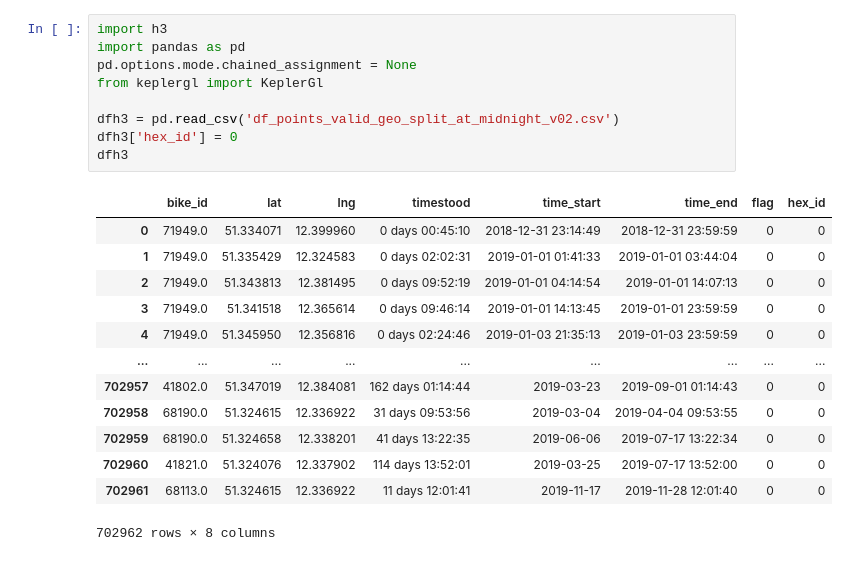
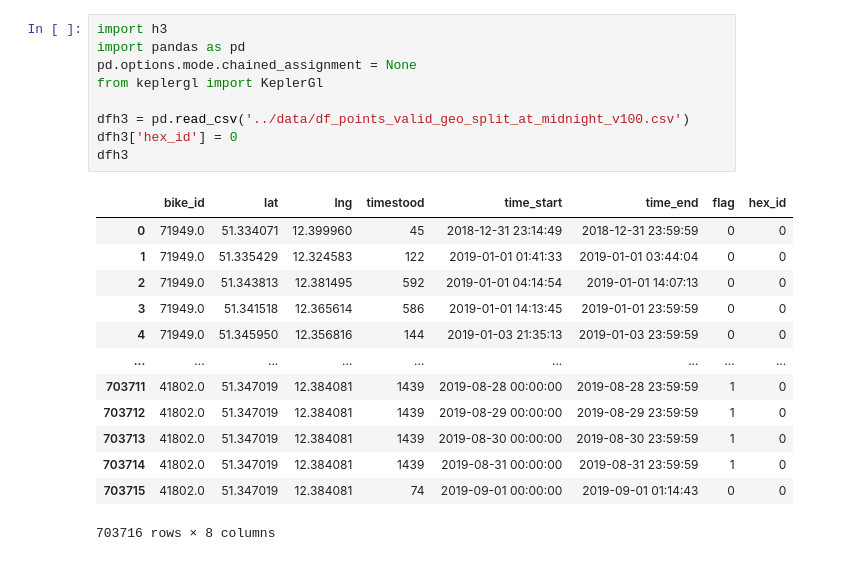
Before and after one commit to jw54kysa/bachelor_thesis_idle_time_prediction_nextbike, a Jupyter notebook: scripts/add_h3_index.ipynb, the cells around one changed output. Cells and saved outputs as stored; diff of their text form.

Commit message:
finished geo validation and splitting at midnight and h3 indexierung

```diff
--- a/scripts/h3_hey_test.ipynb
+++ b/scripts/add_h3_index.ipynb
@@ -1,23 +1,23 @@
 # %%
 import h3
 import pandas as pd
 pd.options.mode.chained_assignment = None
 from keplergl import KeplerGl
 
-dfh3 = pd.read_csv('df_points_valid_geo_split_at_midnight_v02.csv')
+dfh3 = pd.read_csv('../data/df_points_valid_geo_split_at_midnight_v100.csv')
 dfh3['hex_id'] = 0
 dfh3
 # %% [output]
 |  | bike_id | lat | lng | timestood | time_start | time_end | flag | hex_id |
-| 0 | 71949.0 | 51.334071 | 12.399960 | 0 days 00:45:10 | 2018-12-31 23:14:49 | 2018-12-31 23:59:59 | 0 | 0 |
-| 1 | 71949.0 | 51.335429 | 12.324583 | 0 days 02:02:31 | 2019-01-01 01:41:33 | 2019-01-01 03:44:04 | 0 | 0 |
-| 2 | 71949.0 | 51.343813 | 12.381495 | 0 days 09:52:19 | 2019-01-01 04:14:54 | 2019-01-01 14:07:13 | 0 | 0 |
-| 3 | 71949.0 | 51.341518 | 12.365614 | 0 days 09:46:14 | 2019-01-01 14:13:45 | 2019-01-01 23:59:59 | 0 | 0 |
-| 4 | 71949.0 | 51.345950 | 12.356816 | 0 days 02:24:46 | 2019-01-03 21:35:13 | 2019-01-03 23:59:59 | 0 | 0 |
+| 0 | 71949.0 | 51.334071 | 12.399960 | 45 | 2018-12-31 23:14:49 | 2018-12-31 23:59:59 | 0 | 0 |
+| 1 | 71949.0 | 51.335429 | 12.324583 | 122 | 2019-01-01 01:41:33 | 2019-01-01 03:44:04 | 0 | 0 |
+| 2 | 71949.0 | 51.343813 | 12.381495 | 592 | 2019-01-01 04:14:54 | 2019-01-01 14:07:13 | 0 | 0 |
+| 3 | 71949.0 | 51.341518 | 12.365614 | 586 | 2019-01-01 14:13:45 | 2019-01-01 23:59:59 | 0 | 0 |
+| 4 | 71949.0 | 51.345950 | 12.356816 | 144 | 2019-01-03 21:35:13 | 2019-01-03 23:59:59 | 0 | 0 |
 | ... | ... | ... | ... | ... | ... | ... | ... | ... |
-| 702957 | 41802.0 | 51.347019 | 12.384081 | 162 days 01:14:44 | 2019-03-23 | 2019-09-01 01:14:43 | 0 | 0 |
-| 702958 | 68190.0 | 51.324615 | 12.336922 | 31 days 09:53:56 | 2019-03-04 | 2019-04-04 09:53:55 | 0 | 0 |
-| 702959 | 68190.0 | 51.324658 | 12.338201 | 41 days 13:22:35 | 2019-06-06 | 2019-07-17 13:22:34 | 0 | 0 |
-| 702960 | 41821.0 | 51.324076 | 12.337902 | 114 days 13:52:01 | 2019-03-25 | 2019-07-17 13:52:00 | 0 | 0 |
-| 702961 | 68113.0 | 51.324615 | 12.336922 | 11 days 12:01:41 | 2019-11-17 | 2019-11-28 12:01:40 | 0 | 0 |
+| 703711 | 41802.0 | 51.347019 | 12.384081 | 1439 | 2019-08-28 00:00:00 | 2019-08-28 23:59:59 | 1 | 0 |
+| 703712 | 41802.0 | 51.347019 | 12.384081 | 1439 | 2019-08-29 00:00:00 | 2019-08-29 23:59:59 | 1 | 0 |
+| 703713 | 41802.0 | 51.347019 | 12.384081 | 1439 | 2019-08-30 00:00:00 | 2019-08-30 23:59:59 | 1 | 0 |
+| 703714 | 41802.0 | 51.347019 | 12.384081 | 1439 | 2019-08-31 00:00:00 | 2019-08-31 23:59:59 | 1 | 0 |
+| 703715 | 41802.0 | 51.347019 | 12.384081 | 74 | 2019-09-01 00:00:00 | 2019-09-01 01:14:43 | 0 | 0 |
-702962 rows × 8 columns
+703716 rows × 8 columns
```
Also changed, not shown: parts of 3 cells of this notebook, 3 other files.
